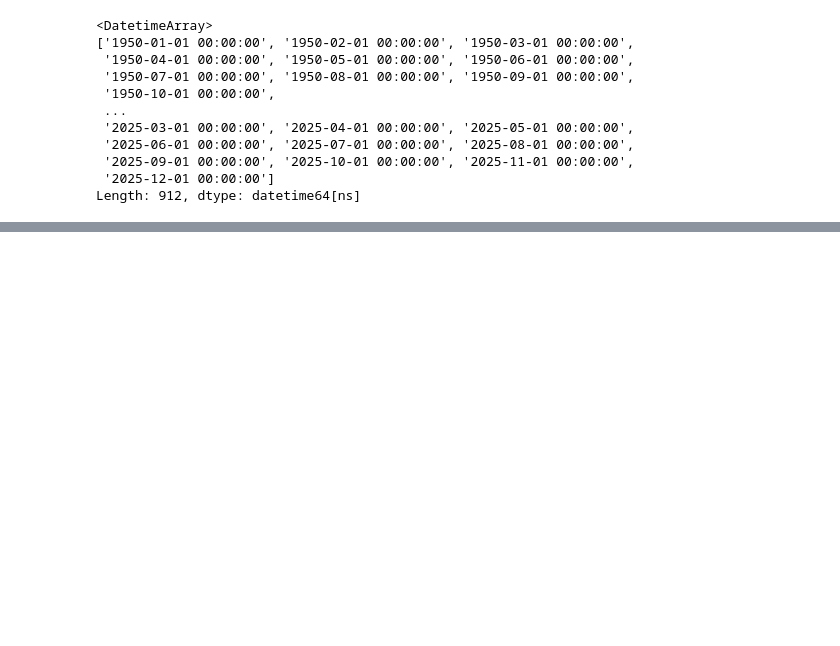
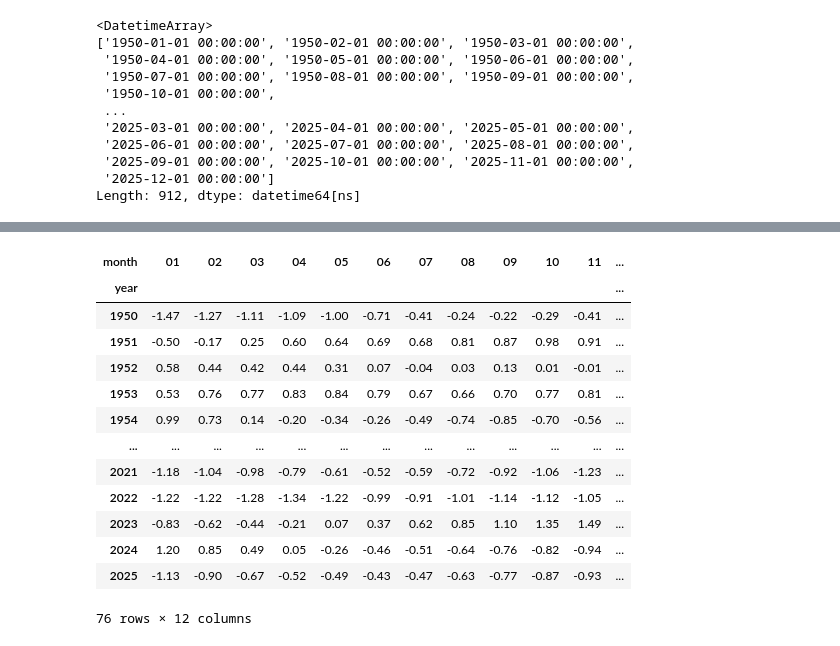
Before and after one commit to ChrisBermudezR/Indices_Climaticos, a Jupyter notebook: notebook_analisis.ipynb, the cells around one changed output, grey strips where cells are left out. Drawn from its saved outputs; the diff is of its cells as text; code cells hidden in the pictures; blank space fills up the shorter version.

Commit message:
Adición del índice RONI y corrección en el clasificador para los indices NIÑO#

```diff
--- a/notebook_analisis.ipynb
+++ b/notebook_analisis.ipynb
@@ -80,0 +85,3 @@ mei_filtrado.to_csv('./output/MEI_Filtrados.csv', index=False)
+# %%
+roni = pd.read_csv('./data/raw/RONI/RONI.ascii.txt', sep=r"\s+", encoding='Utf-8')
+roni
@@ -80,0 +102,54 @@ mei_filtrado.to_csv('./output/MEI_Filtrados.csv', index=False)
+# %%
+
+orden = ["DJF","JFM","FMA","MAM","AMJ","MJJ","JJA","JAS","ASO","SON","OND","NDJ"]
+roni["SEAS"] = pd.Categorical(roni["SEAS"], categories=orden, ordered=True)
+roni = roni.sort_values(["YR", "SEAS"])
+roni
+
+mes_central = {
+    "DJF": "01",  # Ene
+    "JFM": "02",  # Feb
+    "FMA": "03",
+    "MAM": "04",
+    "AMJ": "05",
+    "MJJ": "06",
+    "JJA": "07",
+    "JAS": "08",
+    "ASO": "09",
+    "SON": "10",
+    "OND": "11",
+    "NDJ": "12",
+}
+roni["month"] = roni["SEAS"].map(mes_central)
+# Nota: estaciones como NDJ/DJF abarcan dos años; dependiendo del análisis,
+# podrías ajustar YR para DJF/NDJ si quieres anclarlo a DIC o ENE.
+roni["date"] = pd.to_datetime(dict(year=roni["YR"], month=roni["month"], day=15))
+roni
+
+roni = roni.rename(columns={
+    "YR": "year"
+})
+
+
+roni_filtrado = roni[['year', 'month', 'ANOM']]
+roni_filtrado
+
+wide = roni_filtrado.pivot(index="year", columns="month", values="ANOM")
+wide
+wide.to_csv('./data/processed/roni.csv', index=True)
+wide
+# %% [output]
+| month | 01 | 02 | 03 | 04 | 05 | 06 | 07 | 08 | 09 | 10 | 11 | ... |
+| year |  |  |  |  |  |  |  |  |  |  |  | ... |
+| 1950 | -1.47 | -1.27 | -1.11 | -1.09 | -1.00 | -0.71 | -0.41 | -0.24 | -0.22 | -0.29 | -0.41 | ... |
+| 1951 | -0.50 | -0.17 | 0.25 | 0.60 | 0.64 | 0.69 | 0.68 | 0.81 | 0.87 | 0.98 | 0.91 | ... |
+| 1952 | 0.58 | 0.44 | 0.42 | 0.44 | 0.31 | 0.07 | -0.04 | 0.03 | 0.13 | 0.01 | -0.01 | ... |
+| 1953 | 0.53 | 0.76 | 0.77 | 0.83 | 0.84 | 0.79 | 0.67 | 0.66 | 0.70 | 0.77 | 0.81 | ... |
+| 1954 | 0.99 | 0.73 | 0.14 | -0.20 | -0.34 | -0.26 | -0.49 | -0.74 | -0.85 | -0.70 | -0.56 | ... |
+| ... | ... | ... | ... | ... | ... | ... | ... | ... | ... | ... | ... | ... |
+| 2021 | -1.18 | -1.04 | -0.98 | -0.79 | -0.61 | -0.52 | -0.59 | -0.72 | -0.92 | -1.06 | -1.23 | ... |
+| 2022 | -1.22 | -1.22 | -1.28 | -1.34 | -1.22 | -0.99 | -0.91 | -1.01 | -1.14 | -1.12 | -1.05 | ... |
+| 2023 | -0.83 | -0.62 | -0.44 | -0.21 | 0.07 | 0.37 | 0.62 | 0.85 | 1.10 | 1.35 | 1.49 | ... |
+| 2024 | 1.20 | 0.85 | 0.49 | 0.05 | -0.26 | -0.46 | -0.51 | -0.64 | -0.76 | -0.82 | -0.94 | ... |
+| 2025 | -1.13 | -0.90 | -0.67 | -0.52 | -0.49 | -0.43 | -0.47 | -0.63 | -0.77 | -0.87 | -0.93 | ... |
+76 rows × 12 columns
```
Also changed, not shown: parts of 8 cells of this notebook, 31 other files.
